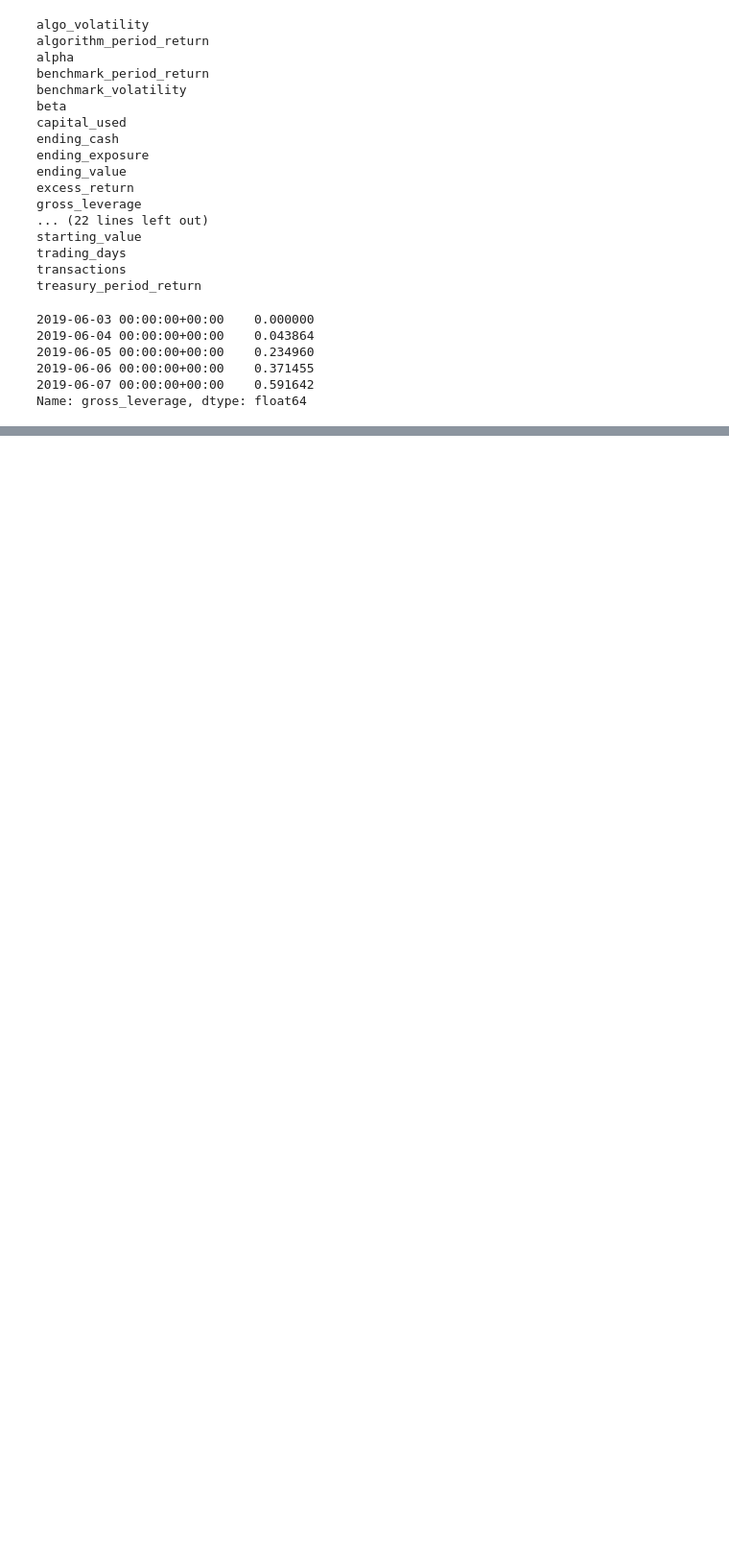
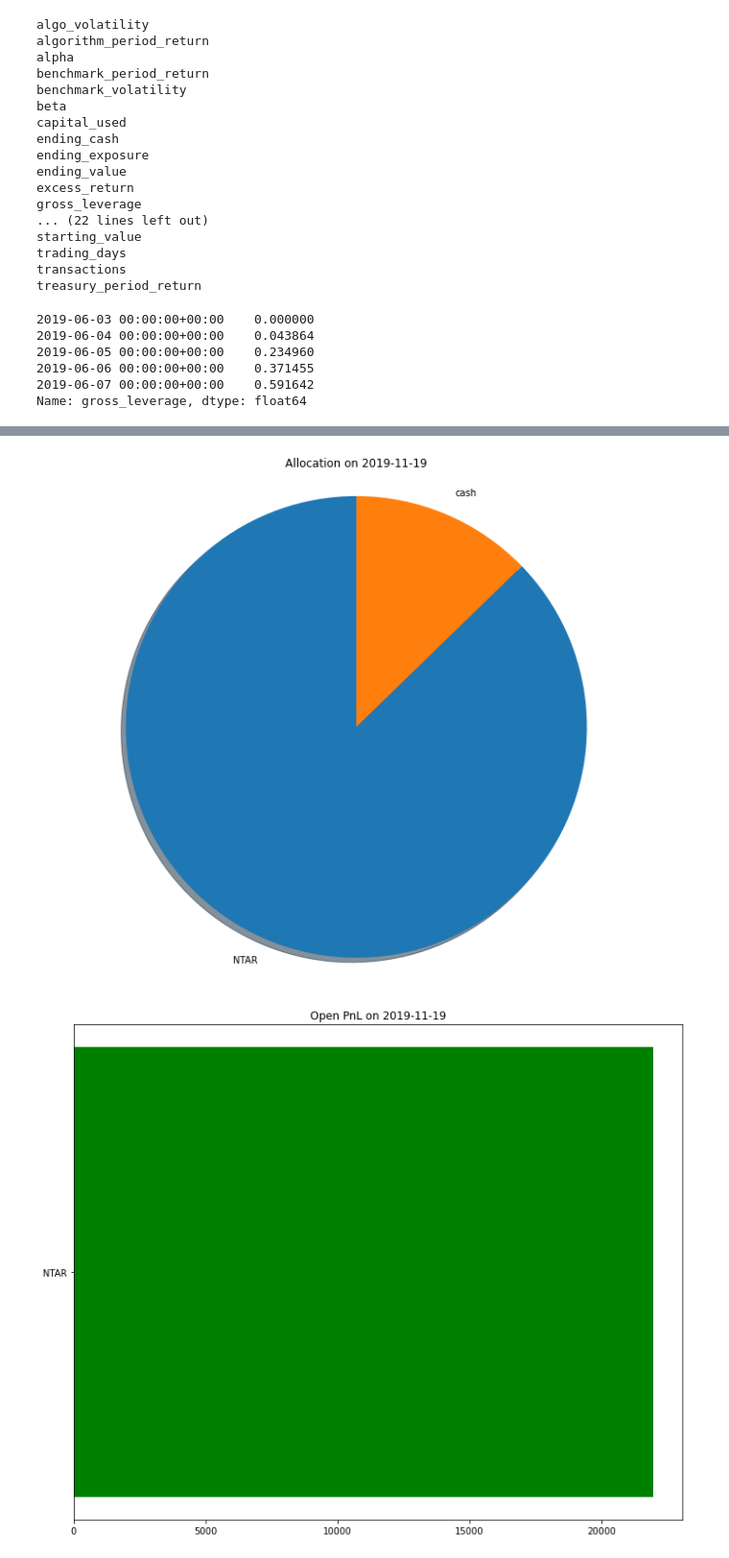
Before and after one commit to dli-invest/investing-experiments, a Jupyter notebook: ref/te/port_backtest/bh_ntar_vs_idk/te_pyfolio.ipynb, the cells around one changed output, grey strips where cells are left out. Shown at 96% size. Drawn from its saved outputs; the diff is of its cells as text; code cells hidden in the pictures; blank space fills up the shorter version.

```diff
--- a/ref/te/port_backtest/bh_ntar_vs_idk/te_pyfolio.ipynb
+++ b/ref/te/port_backtest/bh_ntar_vs_idk/te_pyfolio.ipynb
@@ -147,35 +163,38 @@ import pandas as pd
 import matplotlib.pyplot as plt
 
 # Select day to view
-day = '2019-08-17'
+day = '2019-11-19'
 
 # Get portfolio value and positions for this day
 port_value = results.loc[day,'portfolio_value']
 day_positions = results.loc[day,'positions']
 
 # Empty DataFrame to store values
 df = pd.DataFrame(columns=['value', 'pnl'])
 
 # Populate DataFrame with position info
 for pos in day_positions:
     ticker = pos['sid'].symbol
     df.loc[ticker,'value'] = pos['amount'] * pos['last_sale_price']
     df.loc[ticker,'pnl'] = df.loc[ticker,'value'] - (pos['amount'] * pos['cost_basis'])
 
 # Add cash position
 df.loc['cash', ['value','pnl']] = [(port_value - df['value'].sum()), 0]
 
 # Make pie chart for allocations
 fig, ax1 = plt.subplots(figsize=[12, 10])
 ax1.pie(df['value'], labels=df.index, shadow=True, startangle=90)
 ax1.axis('equal')
 ax1.set_title('Allocation on {}'.format(day))
 plt.show()
 
 # Make bar chart for open PnL
 fig, ax1 = plt.subplots(figsize=[12, 10])
 pnl_df = df.drop('cash')
 ax1.barh( pnl_df.index, pnl_df['pnl'],  align='center', color='green', ecolor='black')
 ax1.set_title('Open PnL on {}'.format(day))
 plt.show()
+# %% [output]
+[figure, added]
+[figure, added]
 # %%
```
Also changed, not shown: parts of 3 cells of this notebook.
